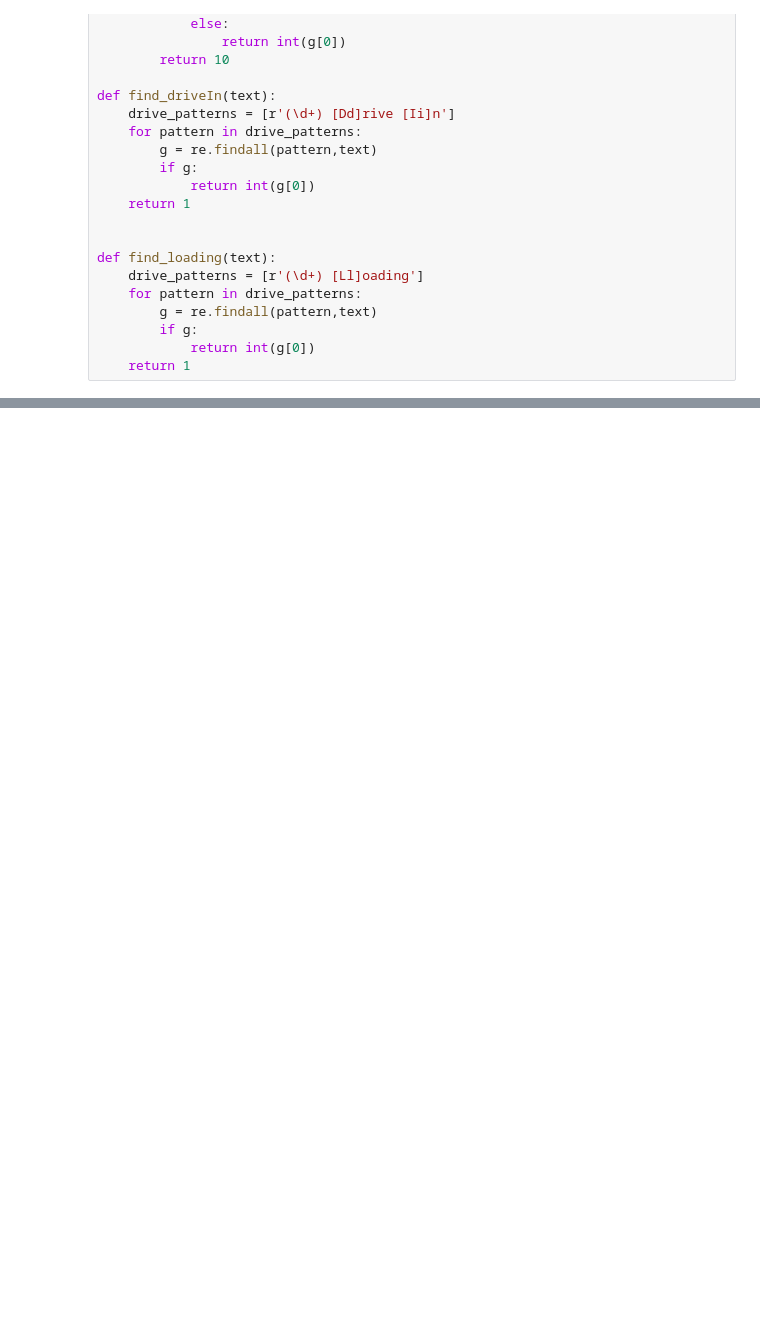
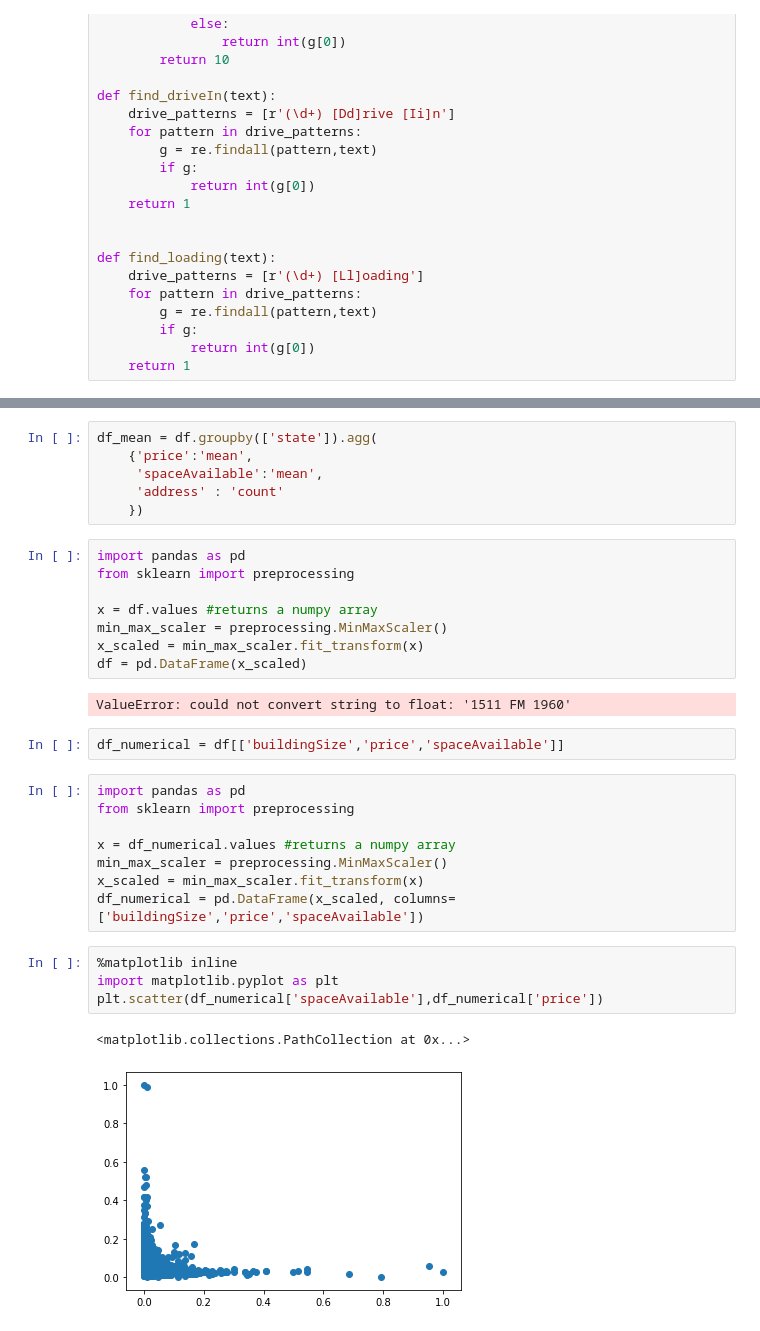
Before and after one commit to snuzbrokh/warehouses, a Jupyter notebook: analysis/testing.ipynb, the cells around one changed output, grey strips where cells are left out. Cells and saved outputs as stored; diff of their text form; blank space fills up the shorter version.

```diff
--- a/analysis/testing.ipynb
+++ b/analysis/testing.ipynb
@@ -308,0 +489,33 @@ df_[df_.ceilingHeight == df_.ceilingHeight.min()]
+# %%
+df_mean = df.groupby(['state']).agg(
+    {'price':'mean',
+     'spaceAvailable':'mean',
+     'address' : 'count'
+    })
+# %%
+import pandas as pd
+from sklearn import preprocessing
+
+x = df.values #returns a numpy array
+min_max_scaler = preprocessing.MinMaxScaler()
+x_scaled = min_max_scaler.fit_transform(x)
+df = pd.DataFrame(x_scaled)
+# %% [output]
+ValueError: could not convert string to float: '1511 FM 1960'
+# %%
+df_numerical = df[['buildingSize','price','spaceAvailable']]
+# %%
+import pandas as pd
+from sklearn import preprocessing
+
+x = df_numerical.values #returns a numpy array
+min_max_scaler = preprocessing.MinMaxScaler()
+x_scaled = min_max_scaler.fit_transform(x)
+df_numerical = pd.DataFrame(x_scaled, columns=['buildingSize','price','spaceAvailable'])
+# %%
+%matplotlib inline
+import matplotlib.pyplot as plt
+plt.scatter(df_numerical['spaceAvailable'],df_numerical['price'])
+# %% [output]
+<matplotlib.collections.PathCollection at 0x...>
+[figure, added]
```
Also changed, not shown: parts of 93 cells of this notebook, 35 other files.
